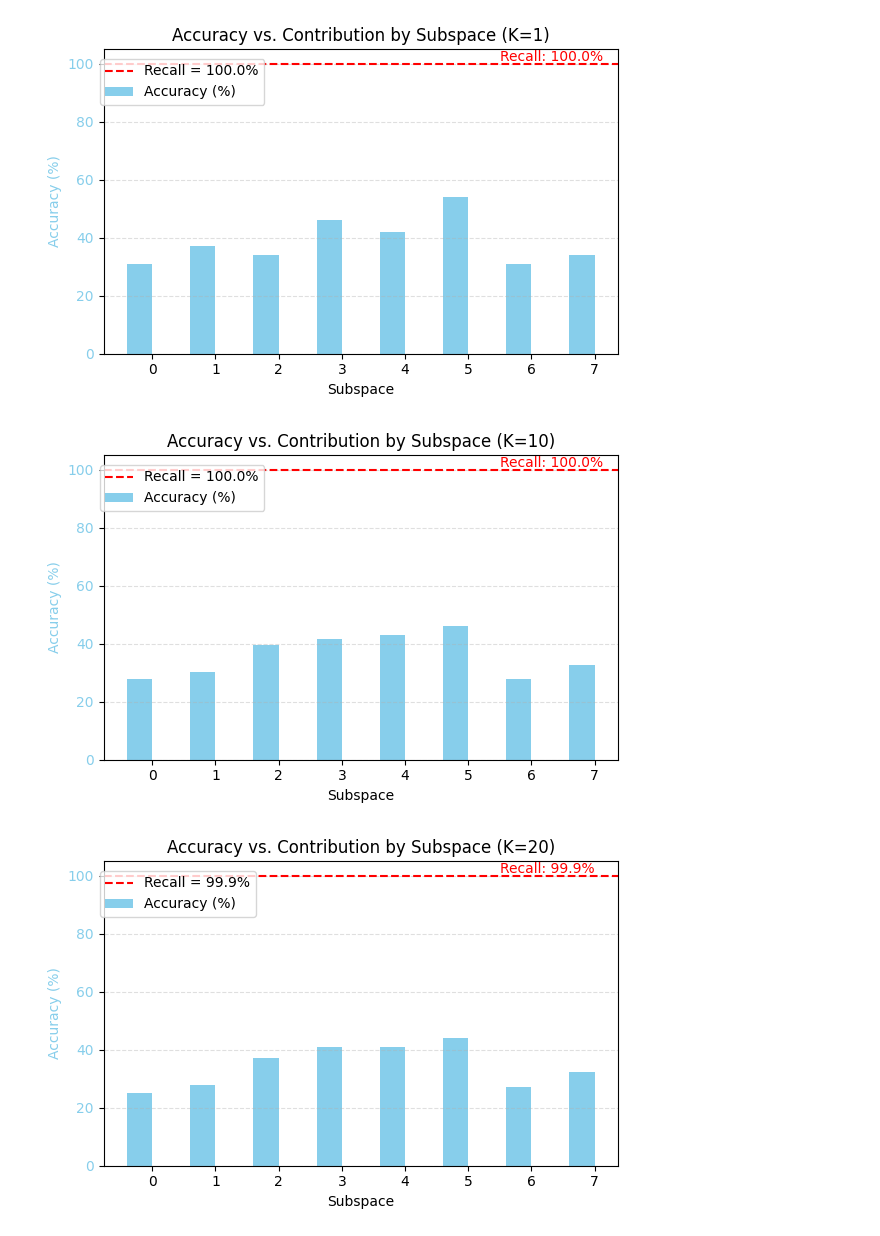
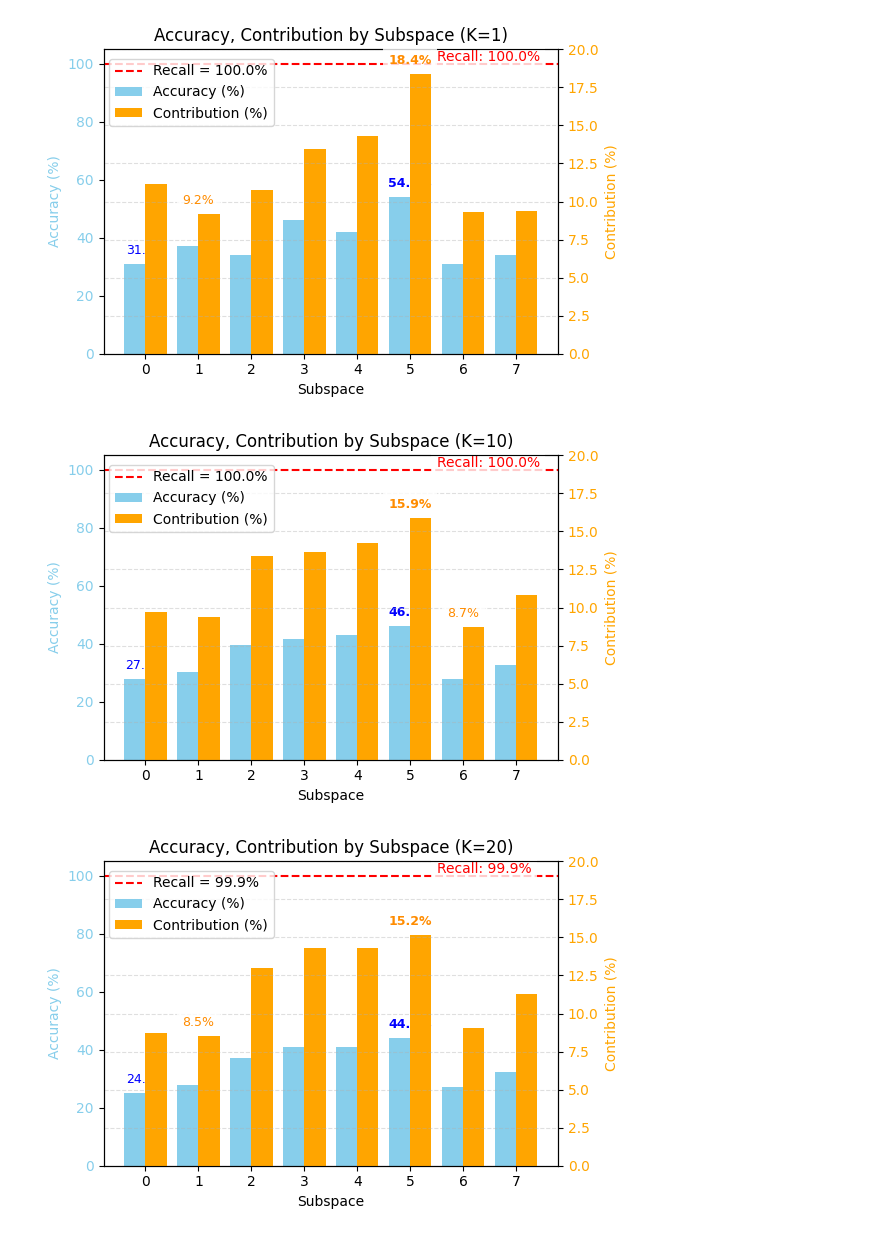
Before and after one commit to yeojin5/SuCo, a Jupyter notebook: figure/sift10m_plot.ipynb, the cells around one changed output. Saved outputs shown, nothing was run; the diff lists cells and outputs as text; code cells hidden in the pictures.

```diff
--- a/figure/sift10m_plot.ipynb
+++ b/figure/sift10m_plot.ipynb
@@ -24,7 +24,7 @@ for line in lines:
 # 데이터 시작점 찾기
 data_start_index = -1
 for i, line in enumerate(lines):
-    if line.strip() == 'k,subspace,accuracy':
+    if line.strip() == 'k,subspace,accuracy,contribution':
         data_start_index = i + 1
         break
 
@@ -35,49 +35,87 @@ if data_start_index == -1:
 data_str = "".join(lines[data_start_index:])
 df = pd.read_csv(io.StringIO(data_str), header=None, names=['k', 'subspace', 'accuracy', 'contribution'])
 df['accuracy'] = df['accuracy'].astype(float)
 df['contribution'] = df['contribution'].astype(float)
 df['accuracy_percent'] = df['accuracy']
 df['contribution_percent'] = df['contribution']
 
 # 고유 K
 k_values = sorted(df['k'].unique())
 
 for k in k_values:
     k_df = df[df['k'] == k]
     x = k_df['subspace']
-    indices = range(len(x))
-    acc = k_df['accuracy_percent']
-    contrib = k_df['contribution_percent']
+    indices = list(range(len(x)))
+    acc = k_df['accuracy_percent'].tolist()
+    contrib = k_df['contribution_percent'].tolist()
 
     fig, ax1 = plt.subplots(figsize=(6, 4))
+    bar_width = 0.4
 
-    bar_width = 0.4
-    ax1.bar([i - bar_width / 2 for i in indices], acc, width=bar_width, color='skyblue', label='Accuracy (%)')
+    # Accuracy bar (왼쪽 y축)
+    ax1.bar([i - bar_width / 2 for i in indices], acc, width=bar_width,
+            color='skyblue', label='Accuracy (%)', zorder=1)
     ax1.set_ylabel('Accuracy (%)', color='skyblue')
     ax1.tick_params(axis='y', labelcolor='skyblue')
     ax1.set_xlabel('Subspace')
     ax1.set_xticks(indices)
     ax1.set_xticklabels(k_df['subspace'])
 
     # Recall 라인
     if k in recall_dict:
         recall = recall_dict[k]
-        ax1.axhline(y=recall, color='red', linestyle='--', linewidth=1.5, label=f'Recall = {recall:.1f}%')
-        ax1.text(len(x)-2.5, recall + 1, f'Recall: {recall:.1f}%', color='red', fontsize=10)
+        ax1.axhline(y=recall, color='red', linestyle='--', linewidth=1.5,
+                    label=f'Recall = {recall:.1f}%', zorder=3)
+        ax1.text(len(x)-2.5, recall + 1, f'Recall: {recall:.1f}%', color='red',
+                 fontsize=10, zorder=5,
+                 bbox=dict(facecolor='white', edgecolor='none', alpha=0.8))
 
-    # # 오른쪽 y축
-    # ax2 = ax1.twinx()
-    # ax2.bar([i + bar_width / 2 for i in indices], contrib, width=bar_width, color='orange', label='Contribution (%)')
-    # ax2.set_ylabel('Contribution (%)', color='orange')
-    # ax2.set_ylim(0, 0.05)
-    # ax2.tick_params(axis='y', labelcolor='orange')
+    # Accuracy 최대/최소 라벨
+    max_acc_idx = acc.index(max(acc))
+    min_acc_idx = acc.index(min(acc))
+    ax1.annotate(f'{acc[max_acc_idx]:.1f}%',
+                 xy=(indices[max_acc_idx], acc[max_acc_idx]),
+                 xytext=(0, 5), textcoords='offset points',
+                 ha='center', va='bottom', color='blue',
+                 fontsize=9, fontweight='bold', zorder=5,
+                 bbox=dict(facecolor='white', edgecolor='none', alpha=0.8))
+    ax1.annotate(f'{acc[min_acc_idx]:.1f}%',
+                 xy=(indices[min_acc_idx], acc[min_acc_idx]),
+                 xytext=(0, 5), textcoords='offset points',
+                 ha='center', va='bottom', color='blue',
+                 fontsize=9, zorder=5,
+                 bbox=dict(facecolor='white', edgecolor='none', alpha=0.8))
 
-    plt.title(f'Accuracy vs. Contribution by Subspace (K={k})')
+    # Contribution bar (오른쪽 y축)
+    ax2 = ax1.twinx()
+    ax2.bar([i + bar_width / 2 for i in indices], contrib, width=bar_width,
+            color='orange', label='Contribution (%)', zorder=1)
+    ax2.set_ylabel('Contribution (%)', color='orange')
+    ax2.set_ylim(0, 20)
+    ax2.tick_params(axis='y', labelcolor='orange')
+
+    # Contribution 최대/최소 라벨
+    max_contrib_idx = contrib.index(max(contrib))
+    min_contrib_idx = contrib.index(min(contrib))
+    ax2.annotate(f'{contrib[max_contrib_idx]:.1f}%',
+                 xy=(indices[max_contrib_idx], contrib[max_contrib_idx]),
+                 xytext=(0, 5), textcoords='offset points',
+                 ha='center', va='bottom', color='darkorange',
+                 fontsize=9, fontweight='bold', zorder=5,
+                 bbox=dict(facecolor='white', edgecolor='none', alpha=0.8))
+    ax2.annotate(f'{contrib[min_contrib_idx]:.1f}%',
+                 xy=(indices[min_contrib_idx], contrib[min_contrib_idx]),
+                 xytext=(0, 5), textcoords='offset points',
+                 ha='center', va='bottom', color='darkorange',
+                 fontsize=9, zorder=5,
+                 bbox=dict(facecolor='white', edgecolor='none', alpha=0.8))
+
+    plt.title(f'Accuracy, Contribution by Subspace (K={k})')
     fig.tight_layout()
-    fig.legend(loc="upper left", bbox_to_anchor=(0.1, 0.9))
-    plt.grid(axis='y', linestyle='--', alpha=0.4)
+    fig.legend(loc="upper left", bbox_to_anchor=(0.115, 0.9))
+    plt.grid(axis='y', linestyle='--', alpha=0.4, zorder=0)
     plt.show()
 # %% [output]
-[figure, old version]
+[figure, new version]
-[figure, old version]
+[figure, new version]
-[figure, old version]
+[figure, new version]
```
Also changed, not shown: parts of 3 cells of this notebook, 12 other files.
